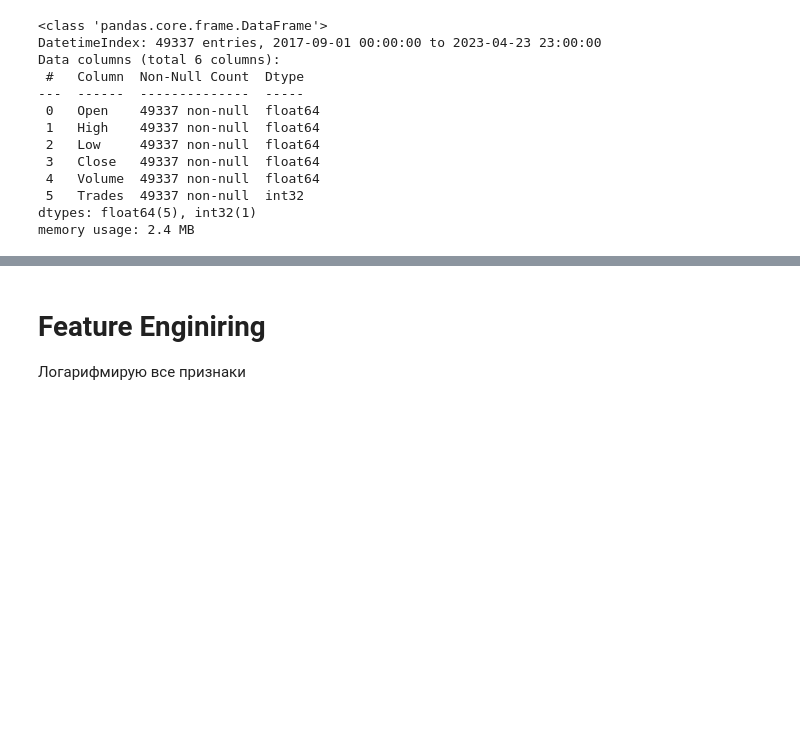
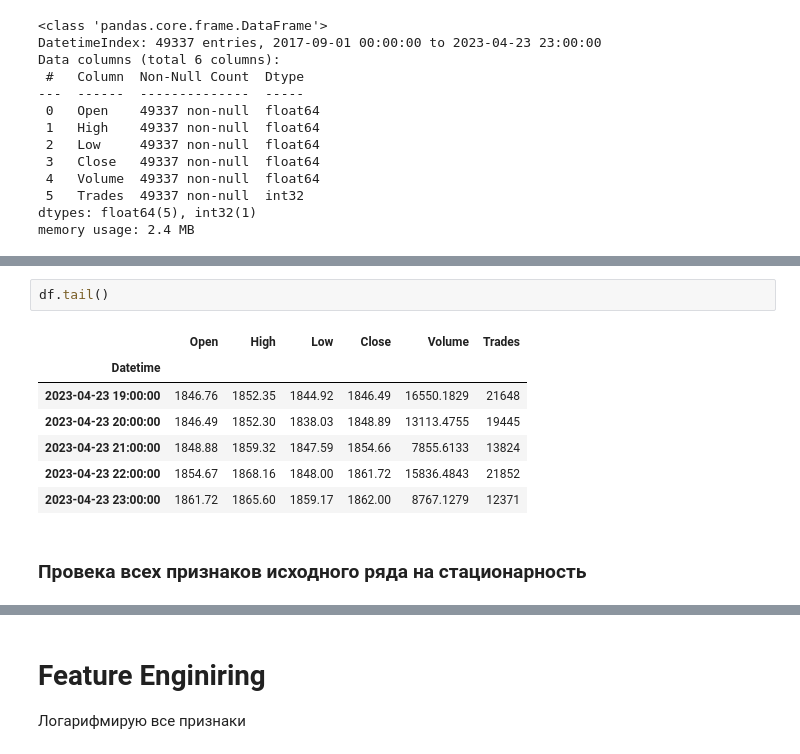
Before and after one commit to Chepell/SF_DS_Pro, a Jupyter notebook: 01_TensorFlow/ETH_Baseline_Classification.ipynb, the cells around one changed output, grey strips where cells are left out. Cells and saved outputs as stored; diff of their text form; blank space fills up the shorter version.

```diff
--- a/01_TensorFlow/ETH_Baseline_Classification.ipynb
+++ b/01_TensorFlow/ETH_Baseline_Classification.ipynb
@@ -97,0 +149,12 @@ memory usage: 2.4 MB
+# %%
+df.tail()
+# %% [output]
+|  | Open | High | Low | Close | Volume | Trades |
+| Datetime |  |  |  |  |  |  |
+| 2023-04-23 19:00:00 | 1846.76 | 1852.35 | 1844.92 | 1846.49 | 16550.1829 | 21648 |
+| 2023-04-23 20:00:00 | 1846.49 | 1852.30 | 1838.03 | 1848.89 | 13113.4755 | 19445 |
+| 2023-04-23 21:00:00 | 1848.88 | 1859.32 | 1847.59 | 1854.66 | 7855.6133 | 13824 |
+| 2023-04-23 22:00:00 | 1854.67 | 1868.16 | 1848.00 | 1861.72 | 15836.4843 | 21852 |
+| 2023-04-23 23:00:00 | 1861.72 | 1865.60 | 1859.17 | 1862.00 | 8767.1279 | 12371 |
+# %% [markdown]
+### Провека всех признаков исходного ряда на стационарность
```
Also changed, not shown: parts of 6 cells of this notebook, 1 other file.
